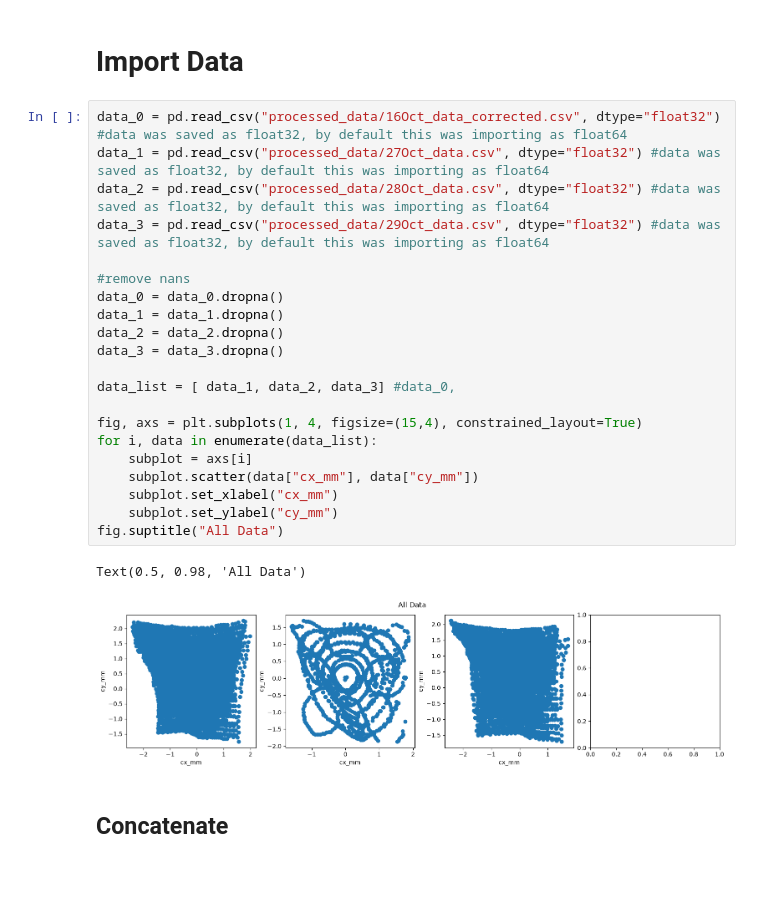
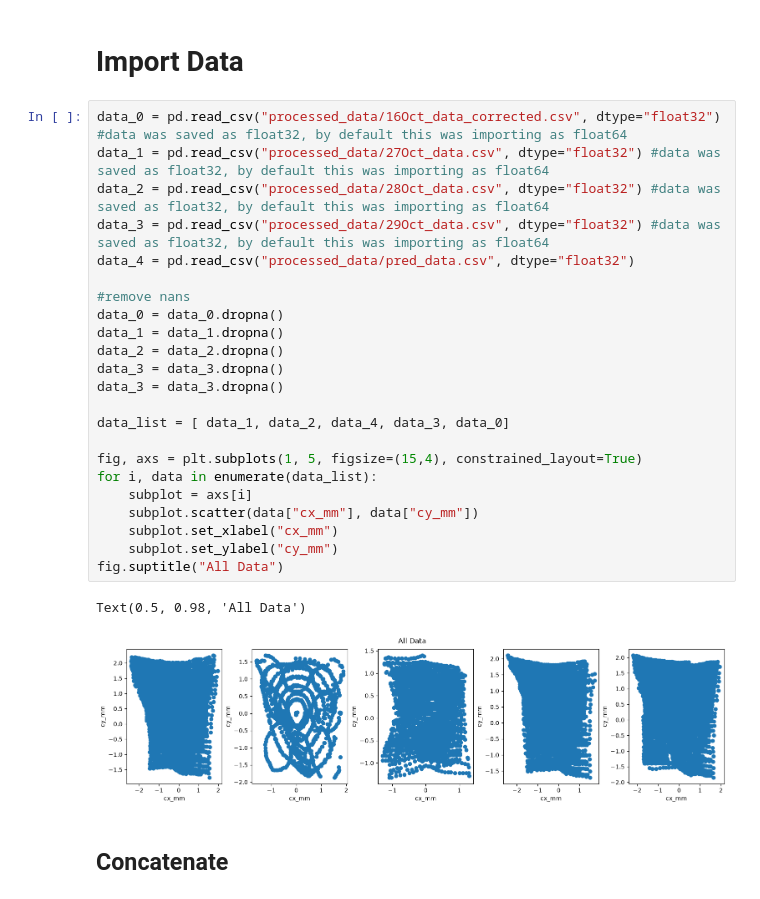
Before and after one commit to Abigail-Yates/DeltabotProject, a Jupyter notebook: TensorFlow/Trials/all_data_MLP_Window_10.ipynb, the cells around one changed output. Cells and saved outputs as stored; diff of their text form.

Commit message:
window add extra data and predictions

```diff
--- a/TensorFlow/Trials/all_data_MLP_Window_10.ipynb
+++ b/TensorFlow/Trials/all_data_MLP_Window_10.ipynb
@@ -22,27 +22,29 @@ I0000 00:00:1794489114.933784 1267400 port.cc:153] oneDNN custom operations are
 # %%
 data_0 = pd.read_csv("processed_data/16Oct_data_corrected.csv", dtype="float32") #data was saved as float32, by default this was importing as float64
 data_1 = pd.read_csv("processed_data/27Oct_data.csv", dtype="float32") #data was saved as float32, by default this was importing as float64
 data_2 = pd.read_csv("processed_data/28Oct_data.csv", dtype="float32") #data was saved as float32, by default this was importing as float64
 data_3 = pd.read_csv("processed_data/29Oct_data.csv", dtype="float32") #data was saved as float32, by default this was importing as float64
+data_4 = pd.read_csv("processed_data/pred_data.csv", dtype="float32")
 
 #remove nans
 data_0 = data_0.dropna()
 data_1 = data_1.dropna()
 data_2 = data_2.dropna()
 data_3 = data_3.dropna()
+data_3 = data_3.dropna()
 
-data_list = [ data_1, data_2, data_3] #data_0,
+data_list = [ data_1, data_2, data_4, data_3, data_0]
 
-fig, axs = plt.subplots(1, 4, figsize=(15,4), constrained_layout=True)
+fig, axs = plt.subplots(1, 5, figsize=(15,4), constrained_layout=True)
 for i, data in enumerate(data_list):
     subplot = axs[i]
     subplot.scatter(data["cx_mm"], data["cy_mm"])
     subplot.set_xlabel("cx_mm")
     subplot.set_ylabel("cy_mm")
 fig.suptitle("All Data")
 # %% [output]
 Text(0.5, 0.98, 'All Data')
-[figure, old version]
+[figure, new version]
 # %% [markdown]
 <h2>Concatenate
 # %%
```
Also changed, not shown: parts of 9 cells of this notebook.
